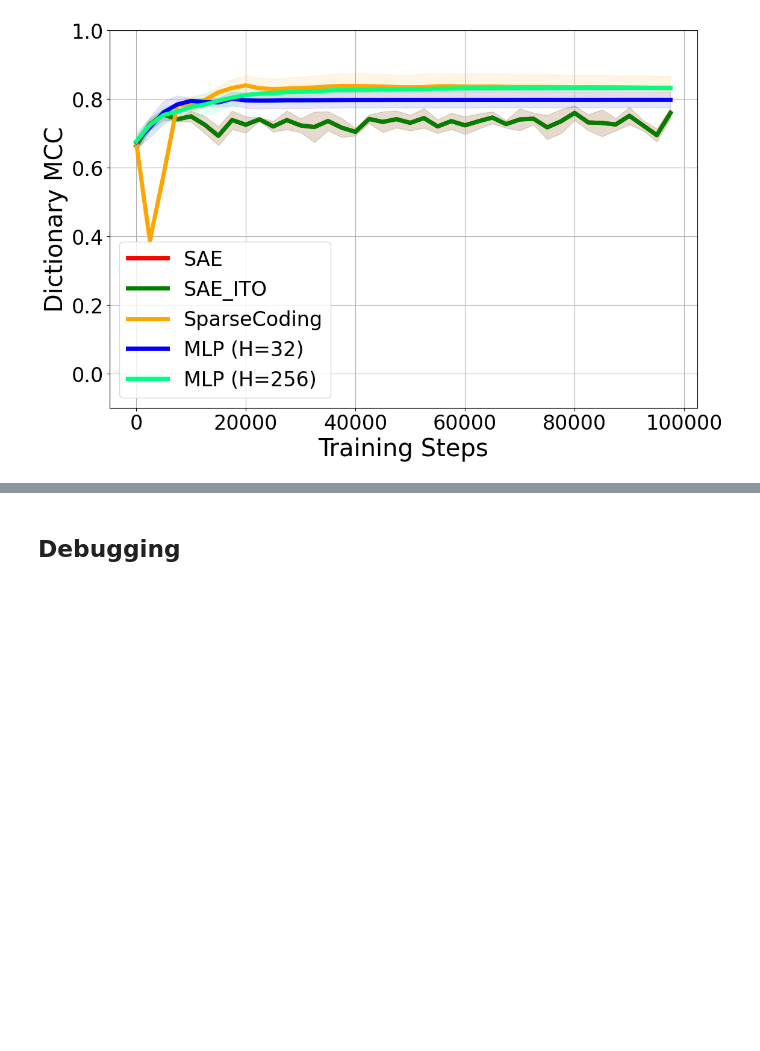
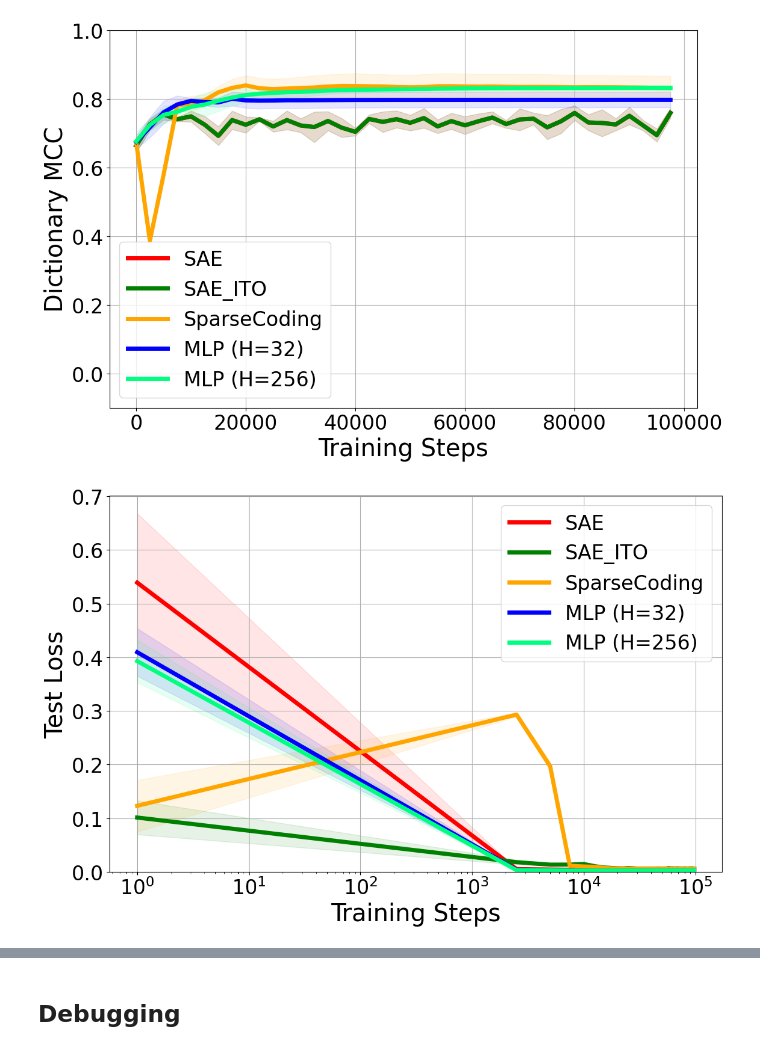
Before and after one commit to charlieoneill11/sparse-inference, a Jupyter notebook: experiments/paper.ipynb, the cells around one changed output, grey strips where cells are left out. Saved outputs shown, nothing was run; the diff lists cells and outputs as text; code cells hidden in the pictures; blank space fills up the shorter version.

```diff
--- a/experiments/paper.ipynb
+++ b/experiments/paper.ipynb
@@ -1988,3 +1988,77 @@ plt.savefig('results/figures/unknown_Z_D_training_steps_dict_mcc.pdf', dpi=300,
 plt.show()
 # %% [output]
 [figure]
+# %%
+import json
+import matplotlib.pyplot as plt
+import numpy as np
+
+# Load the JSON data
+with open('results/unknown_Z_D_flops_reconstruction.json', 'r') as f:
+    data = json.load(f)
+
+# Extract data
+avg_sae = data['SAE']
+avg_sae_ito = data['SAE_ITO']
+avg_sparse_coding = data['SparseCoding']
+avg_mlps = data['MLPs']
+hidden_layers = list(avg_mlps.keys())
+
+# Plot results
+base_fontsize = 24  # Parameterized base font size
+linewidth = 5  # Parameterized line width
+alpha = 0.1  # Set alpha to 0.1
+
+plt.figure(figsize=(12, 8))
+plt.rcParams.update({'font.size': base_fontsize})
+
+# Plot SAE
+plt.plot(np.array(avg_sae['step']) + 1, avg_sae['loss_test'], '-',
+         color='red', label='SAE', linewidth=linewidth)
+plt.fill_between(np.array(avg_sae['step']) + 1,
+                 np.array(avg_sae['loss_test']) - np.array(avg_sae['loss_test_std']),
+                 np.array(avg_sae['loss_test']) + np.array(avg_sae['loss_test_std']),
+                 alpha=alpha, color='red')
+
+# Plot SAE_ITO
+plt.plot(np.array(avg_sae_ito['step']) + 1, avg_sae_ito['loss_test'], '-',
+         color='green', label='SAE_ITO', linewidth=linewidth)
+plt.fill_between(np.array(avg_sae_ito['step']) + 1,
+                 np.array(avg_sae_ito['loss_test']) - np.array(avg_sae_ito['loss_test_std']),
+                 np.array(avg_sae_ito['loss_test']) + np.array(avg_sae_ito['loss_test_std']),
+                 alpha=alpha, color='green')
+
+# Plot SparseCoding
+plt.plot(np.array(avg_sparse_coding['step']) + 1, avg_sparse_coding['loss_test'], '-',
+         color='orange', label='SparseCoding', linewidth=linewidth)
+plt.fill_between(np.array(avg_sparse_coding['step']) + 1,
+                 np.array(avg_sparse_coding['loss_test']) - np.array(avg_sparse_coding['loss_test_std']),
+                 np.array(avg_sparse_coding['loss_test']) + np.array(avg_sparse_coding['loss_test_std']),
+                 alpha=alpha, color='orange')
+
+# Plot MLPs
+colors = plt.cm.winter(np.linspace(0, 1, len(hidden_layers)))
+for h, color in zip(hidden_layers, colors):
+    avg_mlp = avg_mlps[h]
+    plt.plot(np.array(avg_mlp['step']) + 1, avg_mlp['loss_test'], '-',
+             color=color, label=f'MLP (H={h})', linewidth=linewidth)
+    plt.fill_between(np.array(avg_mlp['step']) + 1,
+                     np.array(avg_mlp['loss_test']) - np.array(avg_mlp['loss_test_std']),
+                     np.array(avg_mlp['loss_test']) + np.array(avg_mlp['loss_test_std']),
+                     alpha=alpha, color=color)
+
+plt.xscale('log')
+plt.xlabel('Training Steps', fontsize=base_fontsize * 1.2)
+plt.ylabel('Test Loss', fontsize=base_fontsize * 1.2)
+plt.legend(fontsize=base_fontsize)
+plt.grid(True)
+plt.ylim(bottom=0)  # Adjust this if needed based on your loss values
+
+# Increase tick label font size
+plt.tick_params(axis='both', which='major', labelsize=base_fontsize)
+
+plt.tight_layout()
+#plt.savefig('results/figures/unknown_Z_D_training_steps_loss.pdf', dpi=300, bbox_inches='tight')
+plt.show()
+# %% [output]
+[figure, added]
```
Also changed, not shown: parts of 7 cells of this notebook, 13 other files.
